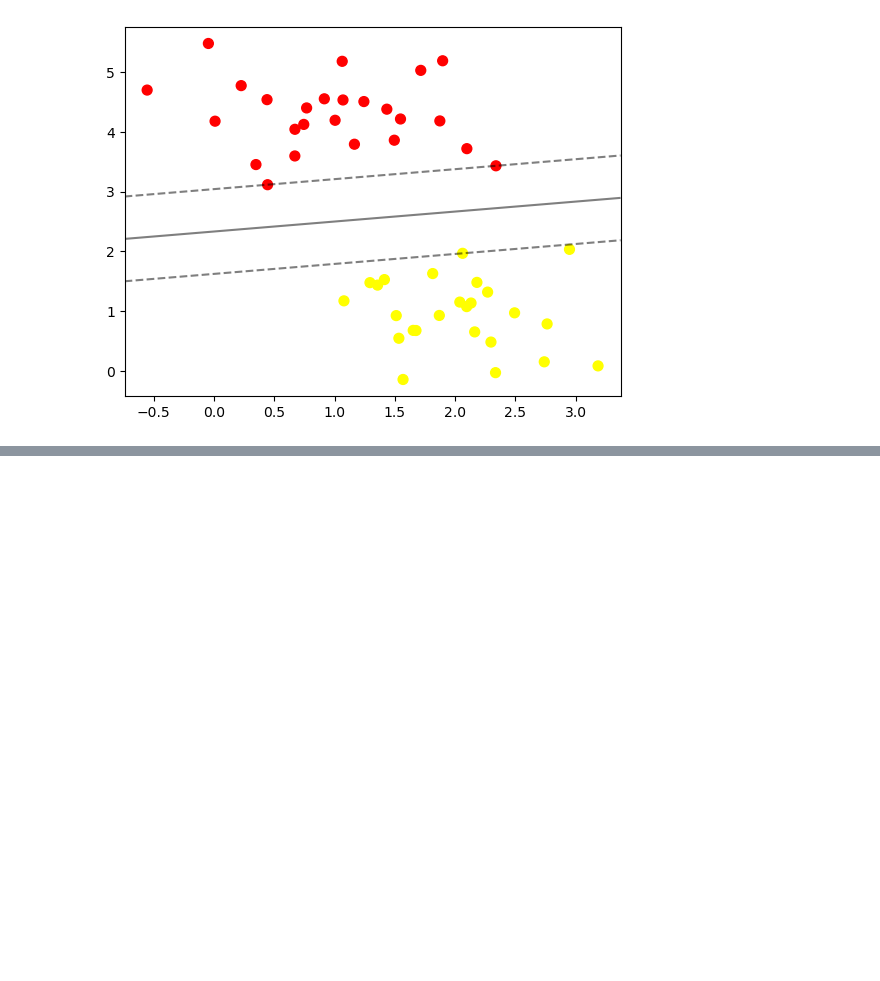
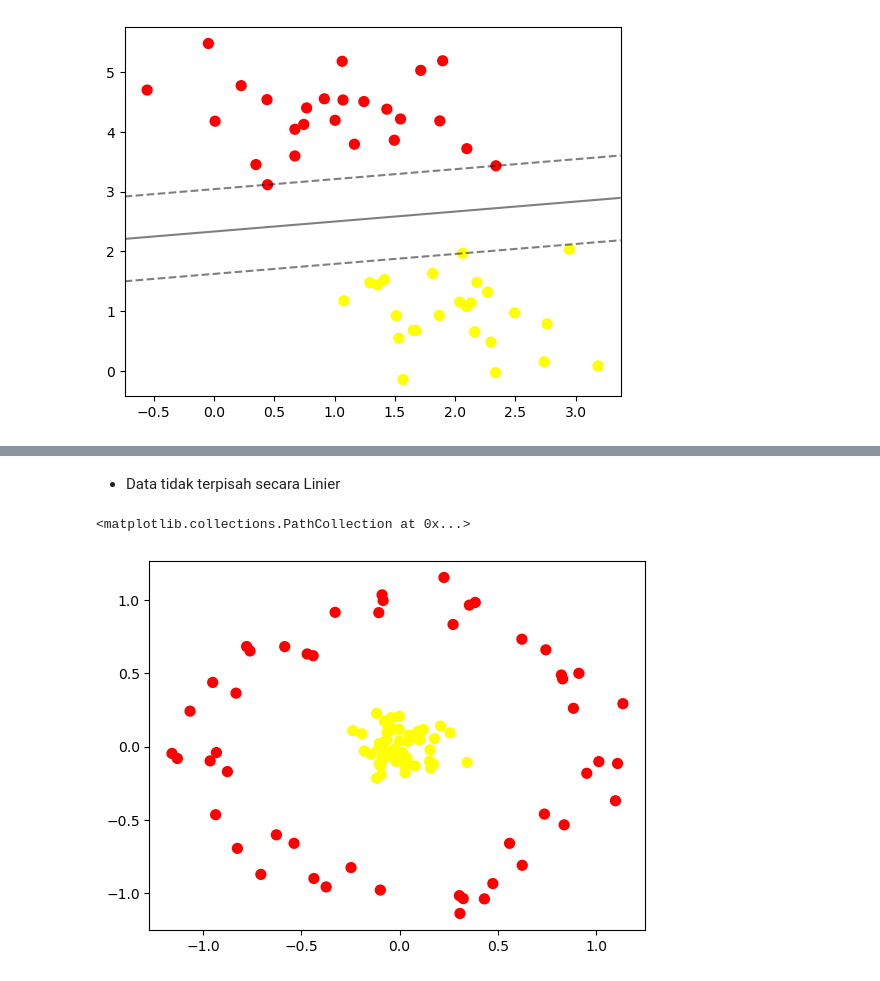
Before and after one commit to bagusswahasdwikaa/24_3H_Pembelajaran-Mesin-2024, a Jupyter notebook: modul4/praktikum1.ipynb, the cells around one changed output, grey strips where cells are left out. Saved outputs shown, nothing was run; the diff lists cells and outputs as text; code cells hidden in the pictures; blank space fills up the shorter version.

```diff
--- a/modul4/praktikum1.ipynb
+++ b/modul4/praktikum1.ipynb
@@ -83,0 +116,13 @@ plot_svc_decision_function(model)
+# %% [markdown]
+- Data tidak terpisah secara Linier
+# %%
+# contoh data tidak terpisah secara linier
+from sklearn.datasets import make_circles
+X, y = make_circles(100, factor=.1, noise=.1)
+
+clf = SVC(kernel='linear').fit(X, y)
+
+plt.scatter(X[:, 0], X[:, 1], c=y, s=50, cmap='autumn')
+# %% [output]
+<matplotlib.collections.PathCollection at 0x...>
+[figure, added]
```
Also changed, not shown: parts of 9 cells of this notebook, 1 other file.
